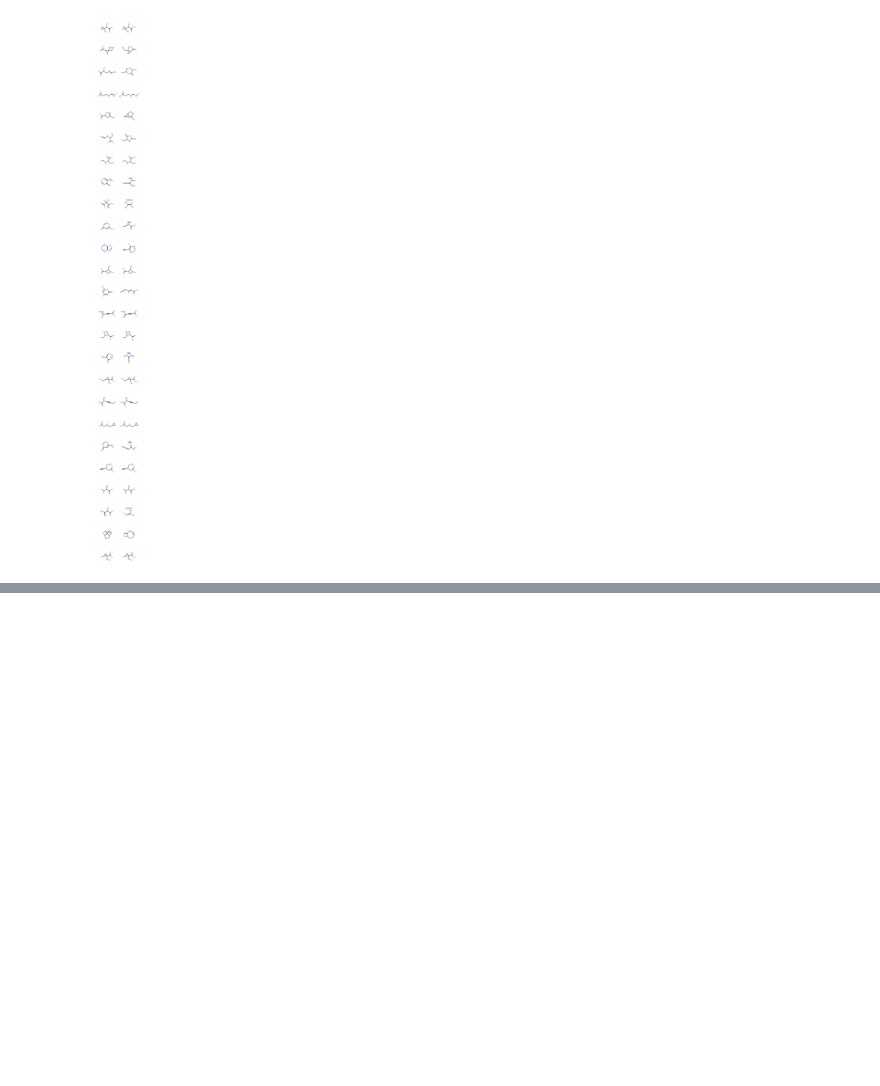
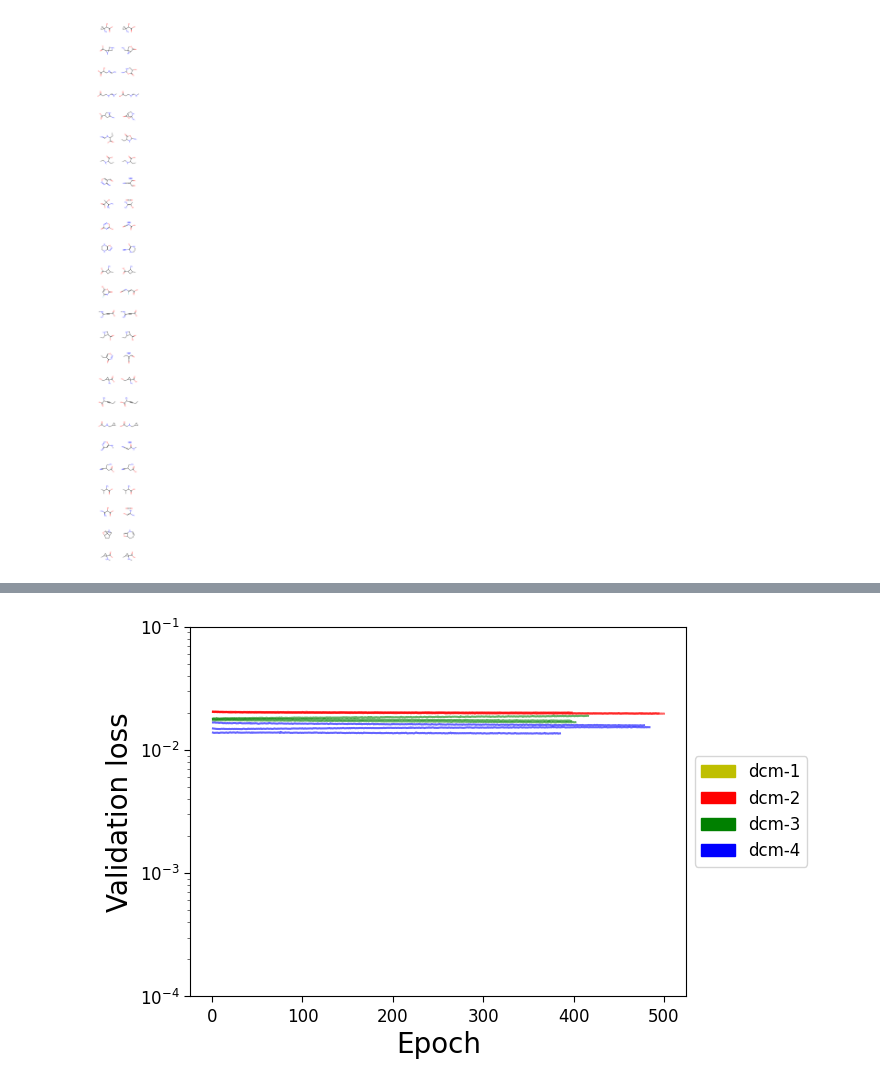
Before and after one commit to EricBoittier/dcmnet, a Jupyter notebook: notebooks/cleandata.ipynb, the cells around one changed output, grey strips where cells are left out. Cells and saved outputs as stored; diff of their text form; code cells hidden in the pictures; blank space fills up the shorter version.

```diff
--- a/notebooks/cleandata.ipynb
+++ b/notebooks/cleandata.ipynb
@@ -612,0 +674,4 @@ Draw.MolsToGridImage(fails[400:], molsPerRow=2)
+# %%
+plot_validation("runs888")
+# %% [output]
+[figure, added]
```
Also changed, not shown: parts of 31 cells of this notebook, 36 other files.
